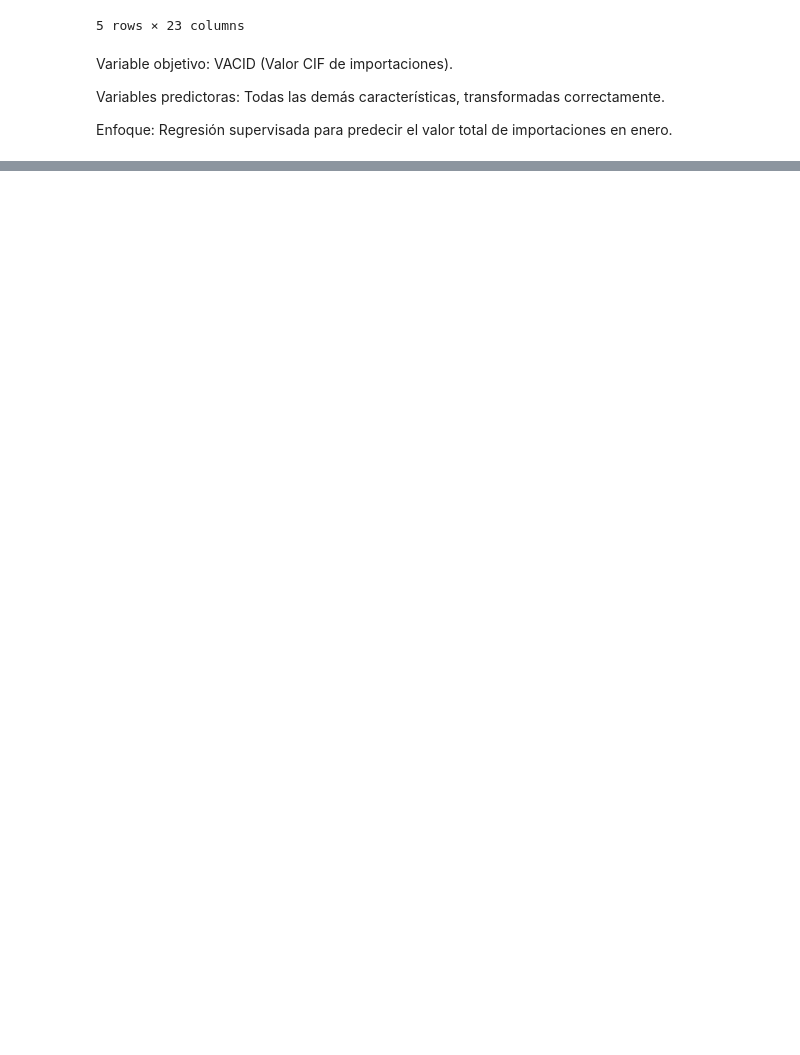
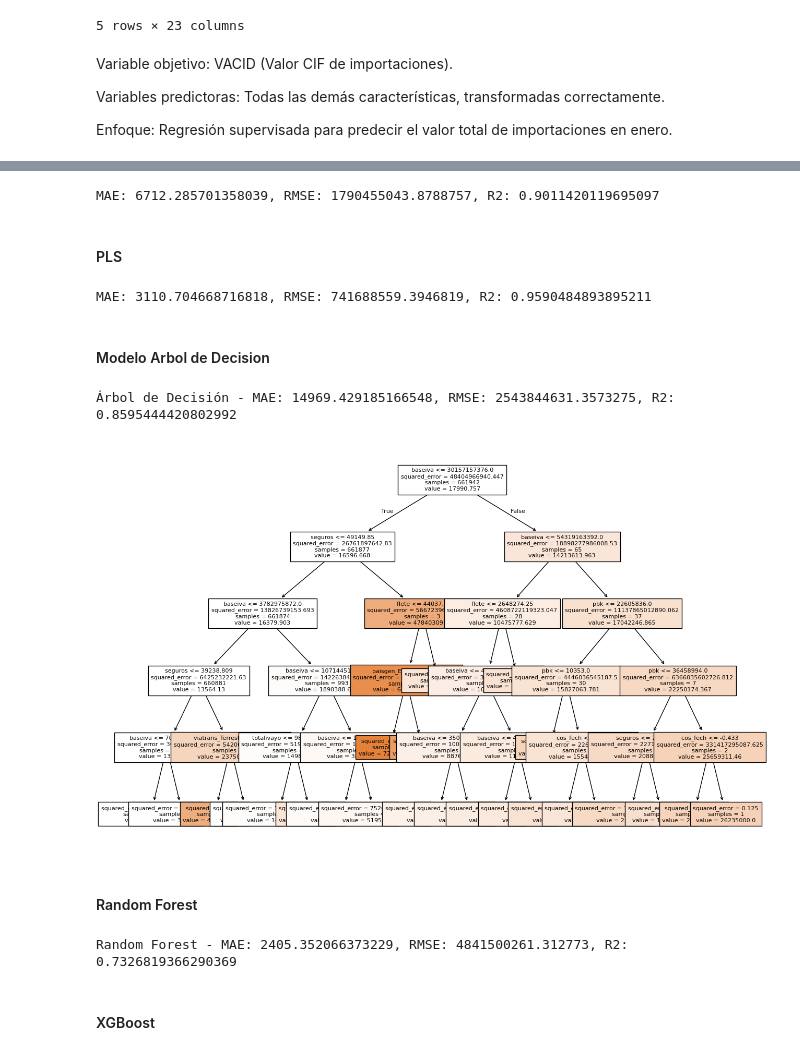
Before and after one commit to erramirezc1/MIAD-DDSA-Proyecto, a Jupyter notebook: notebooks/proyecto_despliegue_soluciones.ipynb, the cells around one changed output, grey strips where cells are left out. Cells and saved outputs as stored; diff of their text form; code cells hidden in the pictures; blank space fills up the shorter version.

```diff
--- a/notebooks/proyecto_despliegue_soluciones.ipynb
+++ b/notebooks/proyecto_despliegue_soluciones.ipynb
@@ -1049,0 +1197,77 @@ Enfoque: Regresión supervisada para predecir el valor total de importaciones en
+# %%
+# Entrenar el modelo de Regresión Lineal con los datos transformados
+modelo_lr = LinearRegression()
+modelo_lr.fit(X_train_pca, y_train)
+
+# Predicción
+y_pred_lr = modelo_lr.predict(X_test_pca)
+
+# Evaluación del modelo
+mae_pca = mean_absolute_error(y_test, y_pred_lr)
+rmse_pca = mean_squared_error(y_test, y_pred_lr)
+r2_pca = r2_score(y_test, y_pred_lr)
+
+print(f"MAE: {mae_pca}, RMSE: {rmse_pca}, R2: {r2_pca}")
+# %% [output]
+MAE: 6712.285701358039, RMSE: 1790455043.8788757, R2: 0.9011420119695097
+# %% [markdown]
+#### PLS
+# %%
+# Aplicar PLS con 10 componentes
+pls = PLSRegression(n_components=10)
+pls.fit(X_train, y_train)
+
+# Predicción
+y_pred_pls = pls.predict(X_test)
+
+# Evaluar el desempeño del modelo con PLS
+mae_pls = mean_absolute_error(y_test, y_pred_pls)
+rmse_pls = mean_squared_error(y_test, y_pred_pls)
+r2_pls = r2_score(y_test, y_pred_pls)
+
+print(f"MAE: {mae_pls}, RMSE: {rmse_pls}, R2: {r2_pls}")
+# %% [output]
+MAE: 3110.704668716818, RMSE: 741688559.3946819, R2: 0.9590484893895211
+# %% [markdown]
+#### Modelo Arbol de Decision
+# %%
+modelo_dt = DecisionTreeRegressor(max_depth=5, random_state=42)  # Ajusta max_depth según sea necesario
+modelo_dt.fit(X_train, y_train)
+
+# Predicción
+y_pred_dt = modelo_dt.predict(X_test)
+
+# Evaluación del Modelo
+mae_dt = mean_absolute_error(y_test, y_pred_dt)
+rmse_dt = mean_squared_error(y_test, y_pred_dt)  # RMSE
+r2_dt = r2_score(y_test, y_pred_dt)
+
+print(f"Árbol de Decisión - MAE: {mae_dt}, RMSE: {rmse_dt}, R2: {r2_dt}")
+# %% [output]
+Árbol de Decisión - MAE: 14969.429185166548, RMSE: 2543844631.3573275, R2: 0.8595444420802992
+# %%
+plt.figure(figsize=(15, 10))
+plot_tree(modelo_dt, feature_names=X.columns, filled=True, fontsize=8)
+plt.show()
+# %% [output]
+[figure, added]
+# %% [markdown]
+#### Random Forest
+# %%
+# Crear y entrenar el modelo Random Forest
+modelo_rf = RandomForestRegressor(n_estimators=100, max_depth=10, random_state=42)
+modelo_rf.fit(X_train, y_train)
+
+# Predicción
+y_pred_rf = modelo_rf.predict(X_test)
+
+# Evaluación del Modelo
+mae_rf = mean_absolute_error(y_test, y_pred_rf)
+rmse_rf = mean_squared_error(y_test, y_pred_rf)  # RMSE
+r2_rf = r2_score(y_test, y_pred_rf)
+
+print(f"Random Forest - MAE: {mae_rf}, RMSE: {rmse_rf}, R2: {r2_rf}")
+# %% [output]
+Random Forest - MAE: 2405.352066373229, RMSE: 4841500261.312773, R2: 0.7326819366290369
+# %% [markdown]
+#### XGBoost
```
Also changed, not shown: parts of 22 cells of this notebook.
